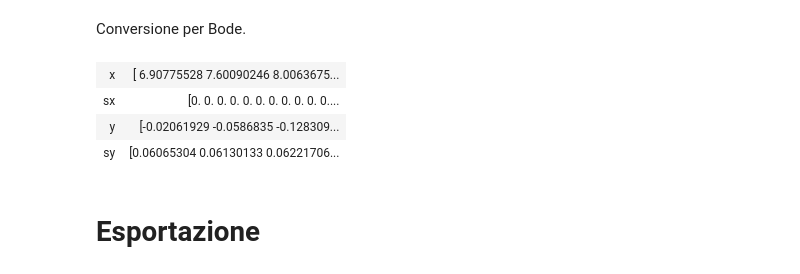
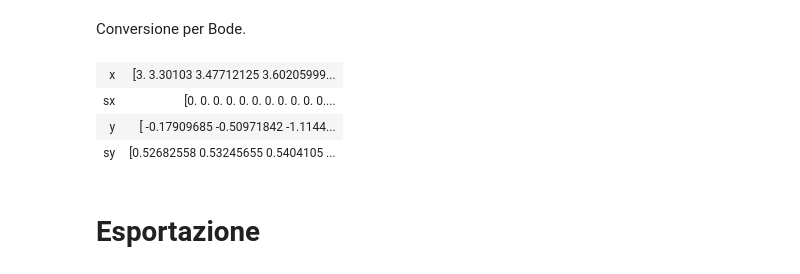
Before and after one commit to nichettg/Codici, a Jupyter notebook: 6. RC Dominio Frequenza/conversione.ipynb, the cells around one changed output. Cells and saved outputs as stored; diff of their text form; code cells hidden in the pictures.

```diff
--- a/6. RC Dominio Frequenza/conversione.ipynb
+++ b/6. RC Dominio Frequenza/conversione.ipynb
@@ -59,23 +59,23 @@ Conversione per Bode.
 # %%
 A = data['Vout(V)'] / data['Vin(V)']
 sVout = (1/10 * data['f.s.(V)'] + 3/100 * data['Vout(V)'])
 sVin = (1/10 * data['f.s.(V)'] + 3/100 * data['Vin(V)'])
 sA = A * np.sqrt( (sVout / data['Vout(V)'])**2 + (sVin / data['Vin(V)'])**2 )
-B = np.log(A)
-sB = sA / A
+B = 20 * np.log10(A)
+sB = 20 * (sA / (A * np.log(10)))
 elab_B = {
-    'x' : np.log(data['f(Hz)']),
+    'x' : np.log10(data['f(Hz)']),
     'sx' : np.zeros_like(data['f(Hz)']),
     'y' : B,
     'sy' : sB
 }
 del A, sA, B, sB
 gf.display_dizionario(elab_B)
 # %% [output]
-| x | [ 6.90775528 7.60090246 8.0063675... |
+| x | [3. 3.30103 3.47712125 3.60205999... |
 | sx | [0. 0. 0. 0. 0. 0. 0. 0. 0. 0. 0.... |
-| y | [-0.02061929 -0.0586835 -0.128309... |
-| sy | [0.06065304 0.06130133 0.06221706... |
+| y | [ -0.17909685 -0.50971842 -1.1144... |
+| sy | [0.52682558 0.53245655 0.5404105 ... |
 # %% [markdown]
 # Esportazione
 # %%
```
Also changed, not shown: parts of 1 cell of this notebook, 54 other files.
